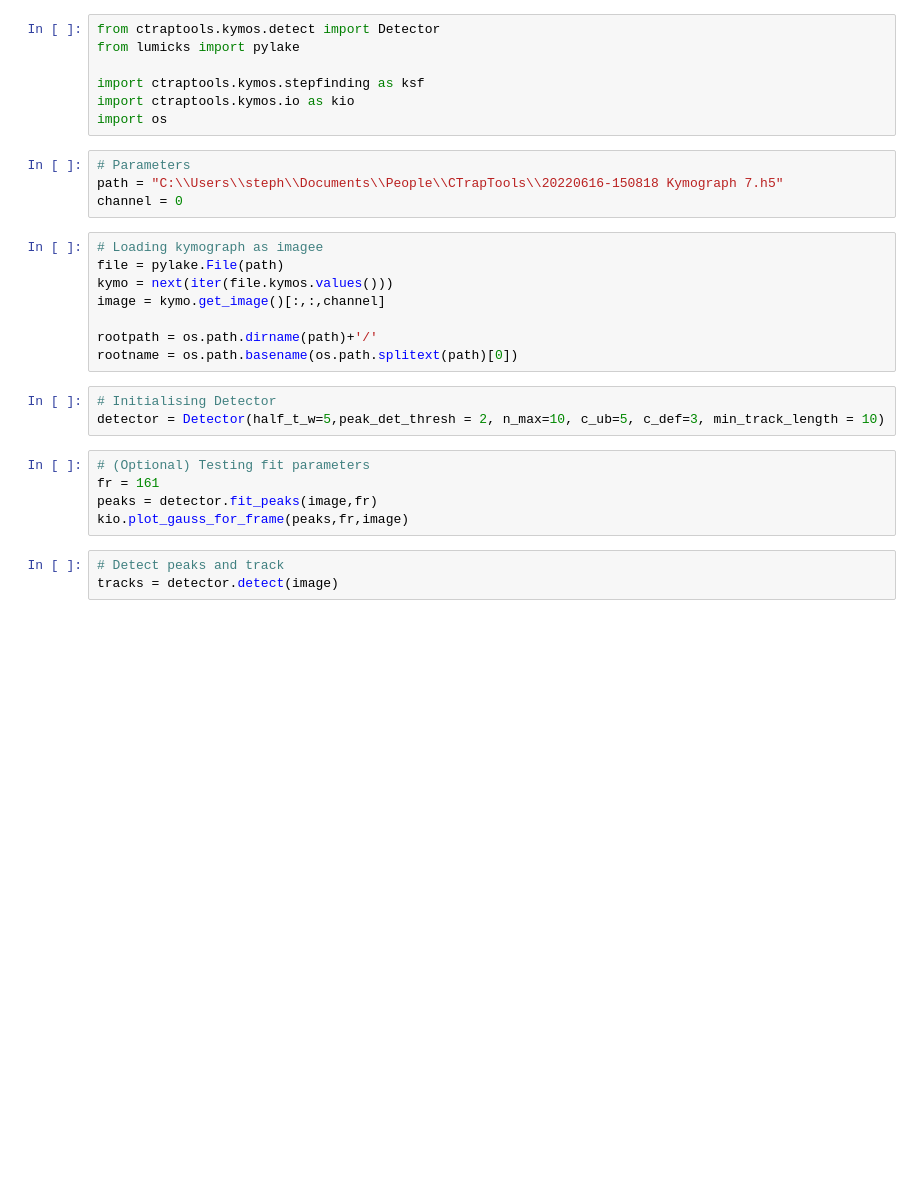
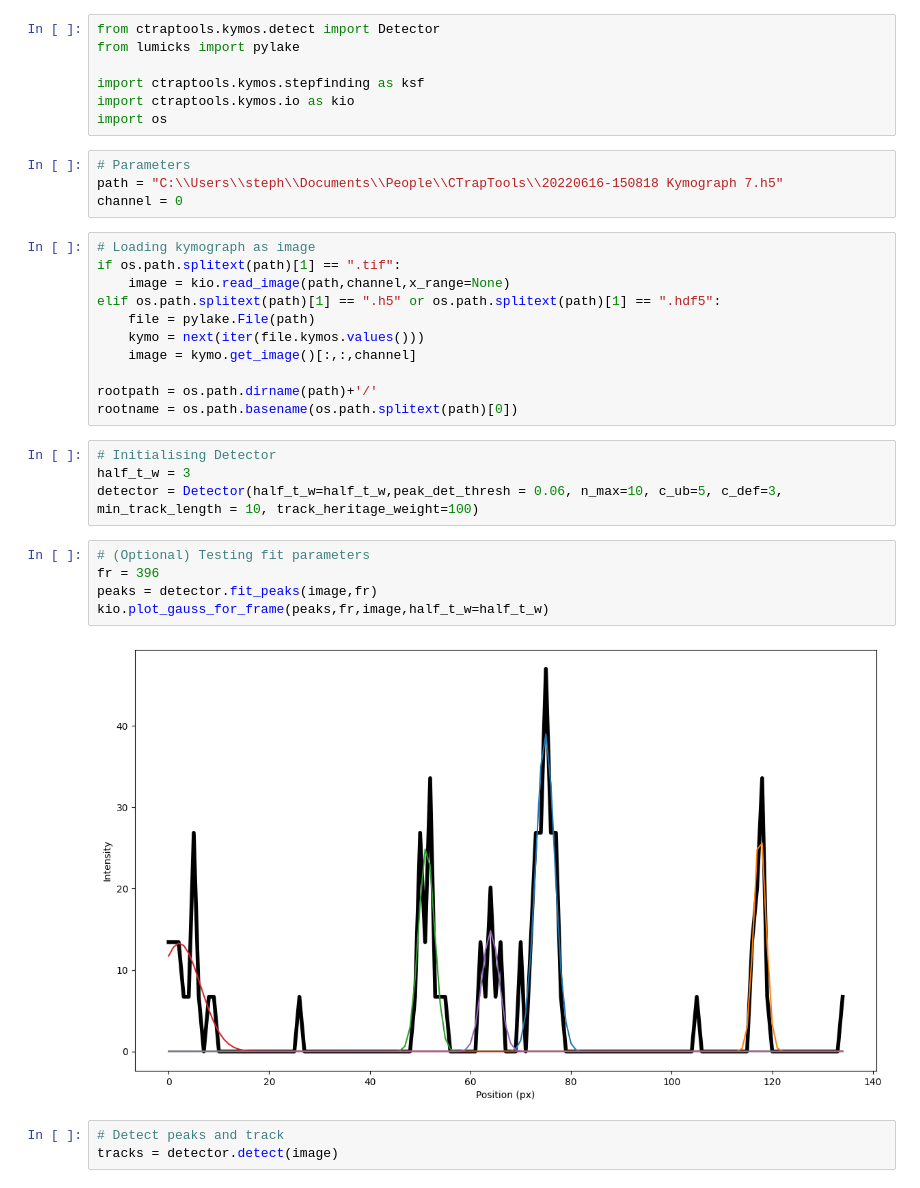
Before and after one commit to sjcross/kymotools, a Jupyter notebook: examplenotebooks/kymos/detect/FitGaussFromImage.ipynb, the cells around one changed output. Drawn from its saved outputs; the diff is of its cells as text; blank space fills up the shorter version.

```diff
--- a/examplenotebooks/kymos/detect/FitGaussFromImage.ipynb
+++ b/examplenotebooks/kymos/detect/FitGaussFromImage.ipynb
@@ -10,21 +10,27 @@ import os
 path = "C:\\Users\\steph\\Documents\\People\\CTrapTools\\20220616-150818 Kymograph 7.h5"
 channel = 0
 # %%
-# Loading kymograph as imagee
-file = pylake.File(path)
-kymo = next(iter(file.kymos.values()))
-image = kymo.get_image()[:,:,channel]
+# Loading kymograph as image
+if os.path.splitext(path)[1] == ".tif":
+    image = kio.read_image(path,channel,x_range=None)
+elif os.path.splitext(path)[1] == ".h5" or os.path.splitext(path)[1] == ".hdf5":
+    file = pylake.File(path)
+    kymo = next(iter(file.kymos.values()))
+    image = kymo.get_image()[:,:,channel]
 
 rootpath = os.path.dirname(path)+'/'
 rootname = os.path.basename(os.path.splitext(path)[0])
 # %%
 # Initialising Detector
-detector = Detector(half_t_w=5,peak_det_thresh = 2, n_max=10, c_ub=5, c_def=3, min_track_length = 10)
+half_t_w = 3
+detector = Detector(half_t_w=half_t_w,peak_det_thresh = 0.06, n_max=10, c_ub=5, c_def=3, min_track_length = 10, track_heritage_weight=100)
 # %%
 # (Optional) Testing fit parameters
-fr = 161
+fr = 396
 peaks = detector.fit_peaks(image,fr)
-kio.plot_gauss_for_frame(peaks,fr,image)
+kio.plot_gauss_for_frame(peaks,fr,image,half_t_w=half_t_w)
+# %% [output]
+[figure, added]
 # %%
 # Detect peaks and track
 tracks = detector.detect(image)
```
Also changed, not shown: 4 other files.
